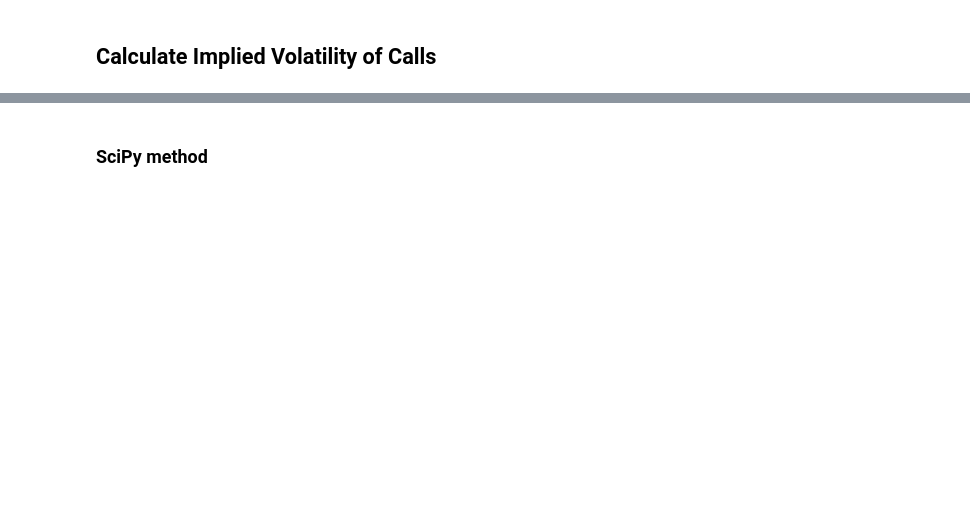
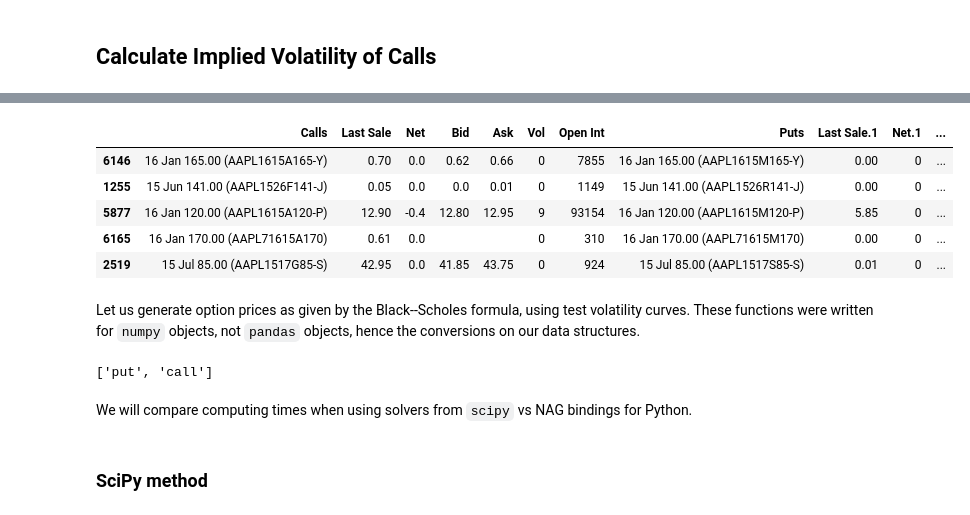
Before and after one commit to plotly/IPython-plotly, a Jupyter notebook: notebooks/implied_volatility/implied_volatility.ipynb, the cells around one changed output, grey strips where cells are left out. Saved outputs shown, nothing was run; the diff lists cells and outputs as text; code cells hidden in the pictures; blank space fills up the shorter version.

```diff
--- a/notebooks/implied_volatility/implied_volatility.ipynb
+++ b/notebooks/implied_volatility/implied_volatility.ipynb
@@ -174,0 +196,11 @@ Let us denote the time to expiration by T, the underlying price by S, the intere
+# %%
+sampledata.head()
+# %% [output]
+|  | Calls | Last Sale | Net | Bid | Ask | Vol | Open Int | Puts | Last Sale.1 | Net.1 | ... |
+| 6146 | 16 Jan 165.00 (AAPL1615A165-Y) | 0.70 | 0.0 | 0.62 | 0.66 | 0 | 7855 | 16 Jan 165.00 (AAPL1615M165-Y) | 0.00 | 0 | ... |
+| 1255 | 15 Jun 141.00 (AAPL1526F141-J) | 0.05 | 0.0 | 0.0 | 0.01 | 0 | 1149 | 15 Jun 141.00 (AAPL1526R141-J) | 0.00 | 0 | ... |
+| 5877 | 16 Jan 120.00 (AAPL1615A120-P) | 12.90 | -0.4 | 12.80 | 12.95 | 9 | 93154 | 16 Jan 120.00 (AAPL1615M120-P) | 5.85 | 0 | ... |
+| 6165 | 16 Jan 170.00 (AAPL71615A170) | 0.61 | 0.0 |  |  | 0 | 310 | 16 Jan 170.00 (AAPL71615M170) | 0.00 | 0 | ... |
+| 2519 | 15 Jul 85.00 (AAPL1517G85-S) | 42.95 | 0.0 | 41.85 | 43.75 | 0 | 924 | 15 Jul 85.00 (AAPL1517S85-S) | 0.01 | 0 | ... |
+# %% [markdown]
+Let us generate option prices as given by the Black--Scholes formula, using test volatility curves. These functions were written for `numpy` objects, not `pandas` objects, hence the conversions on our data structures.
@@ -174,0 +209,6 @@ Let us denote the time to expiration by T, the underlying price by S, the intere
+# %%
+option_prices.keys()
+# %% [output]
+['put', 'call']
+# %% [markdown]
+We will compare computing times when using solvers from `scipy` vs NAG bindings for Python.
```
Also changed, not shown: parts of 48 cells of this notebook.
